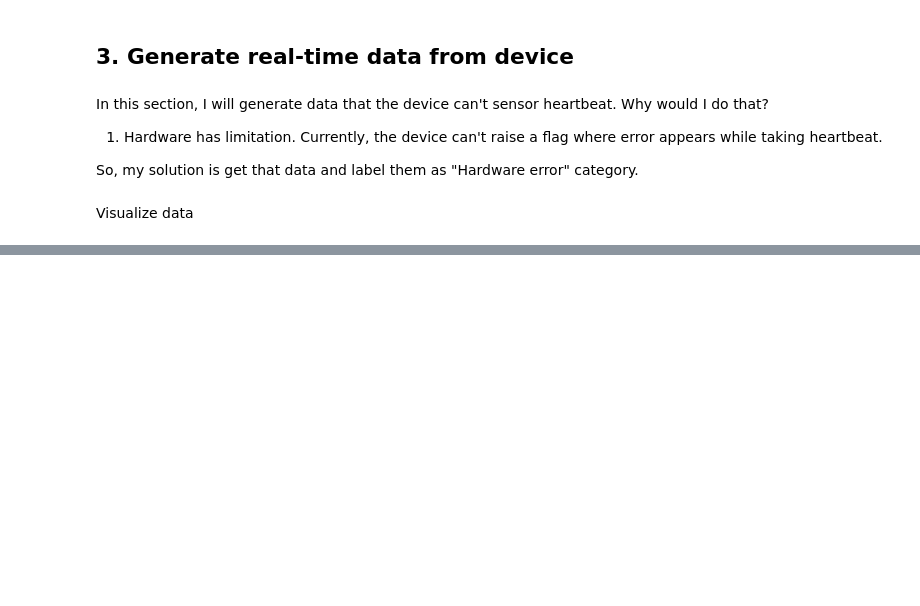
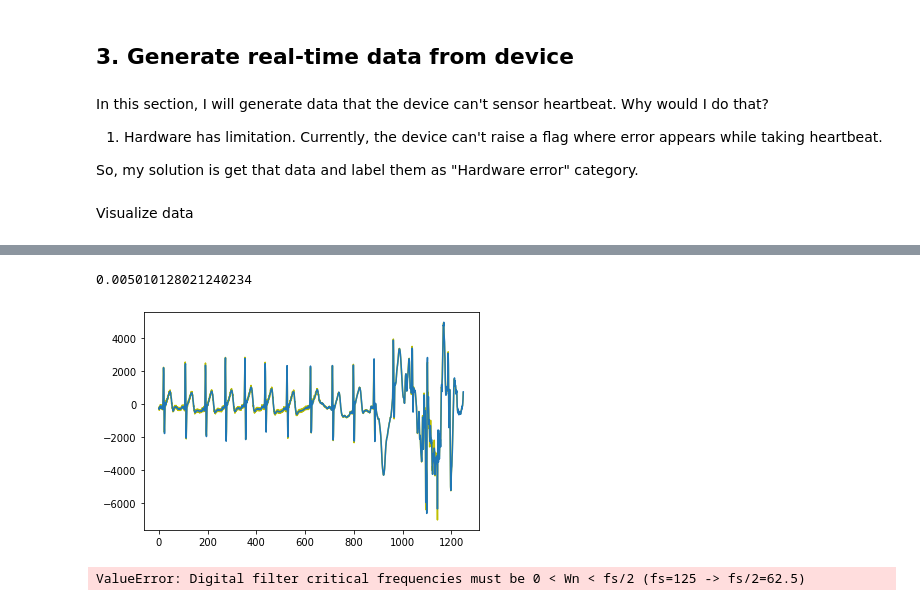
Before and after one commit to Ranma-2000/Final-Thesis, a Jupyter notebook: prepare_realtime_data.ipynb, the cells around one changed output, grey strips where cells are left out. Cells and saved outputs as stored; diff of their text form; code cells hidden in the pictures; blank space fills up the shorter version.

```diff
--- a/prepare_realtime_data.ipynb
+++ b/prepare_realtime_data.ipynb
@@ -324,2 +270,27 @@ ValueError: x and y must have same first dimension, but have shapes (2,) and (21
+# %%
+from scipy import signal
+import time
+start = time.time()
+sos = signal.iirfilter(17, [49, 51], rs=60, btype='bandstop', analog=False, ftype='cheby2', fs=125, output='sos')
+ecgFiltered = signal.sosfilt(sos, heartbeat_data[120])
+end = time.time()
+print(end - start)  # 5ms to 6ms per filter-time
+plt.plot(heartbeat_data[120], 'y')
+plt.plot(ecgFiltered)
+
+plt.show()
+# %% [output]
+0.005010128021240234
+[figure, added]
+# %%
+from scipy import signal
+sos = signal.iirfilter(17, [2*np.pi*50, 2*np.pi*200], rs=60, btype='band', analog=False, ftype='cheby2', fs=125, output='sos')
+ecgFiltered = signal.sosfilt(sos, heartbeat_data[120])
+plt.plot(heartbeat_data[120], 'y')
+plt.plot(ecgFiltered)
+
+plt.show()
+# %% [output]
+ValueError: Digital filter critical frequencies must be 0 < Wn < fs/2 (fs=125 -> fs/2=62.5)
 # %%
 # 10, 190, 305, 365
```
Also changed, not shown: parts of 5 cells of this notebook, 1 other file.
